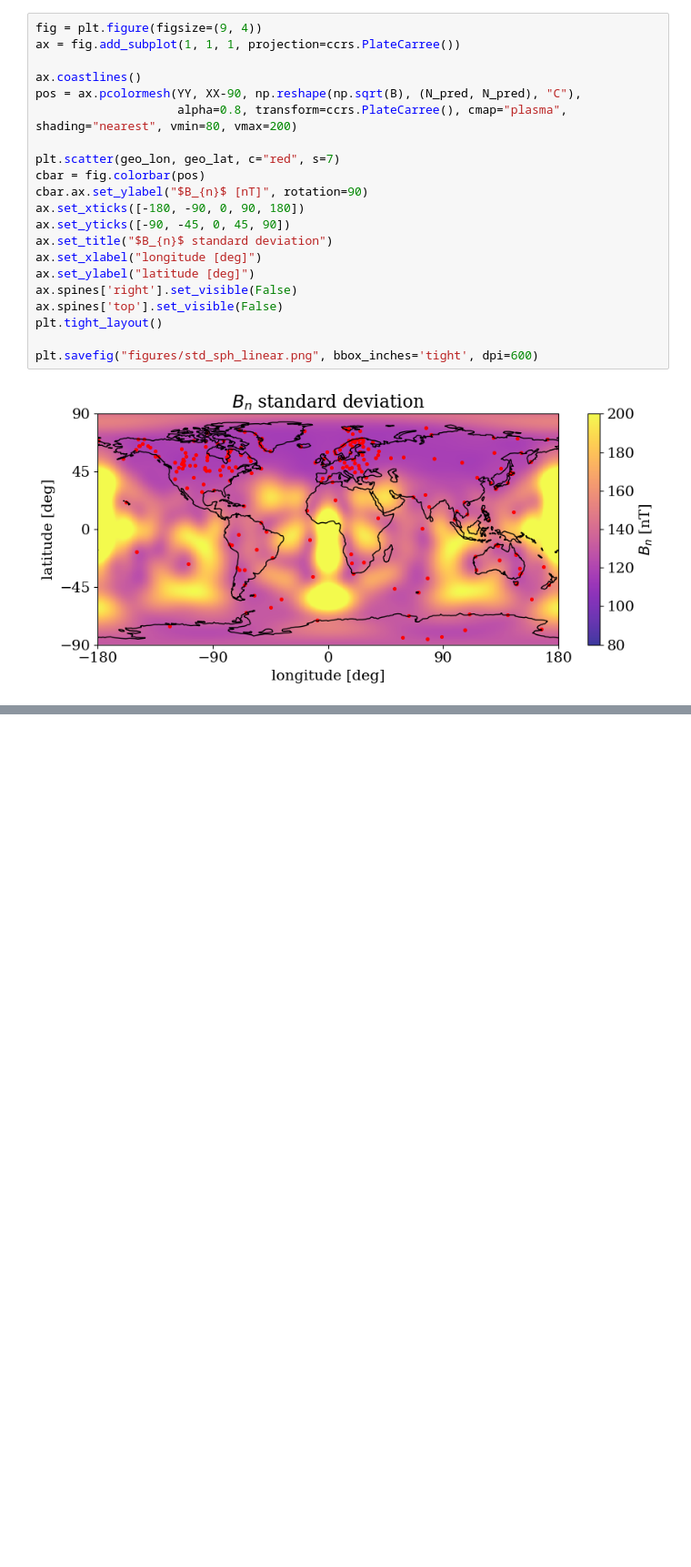
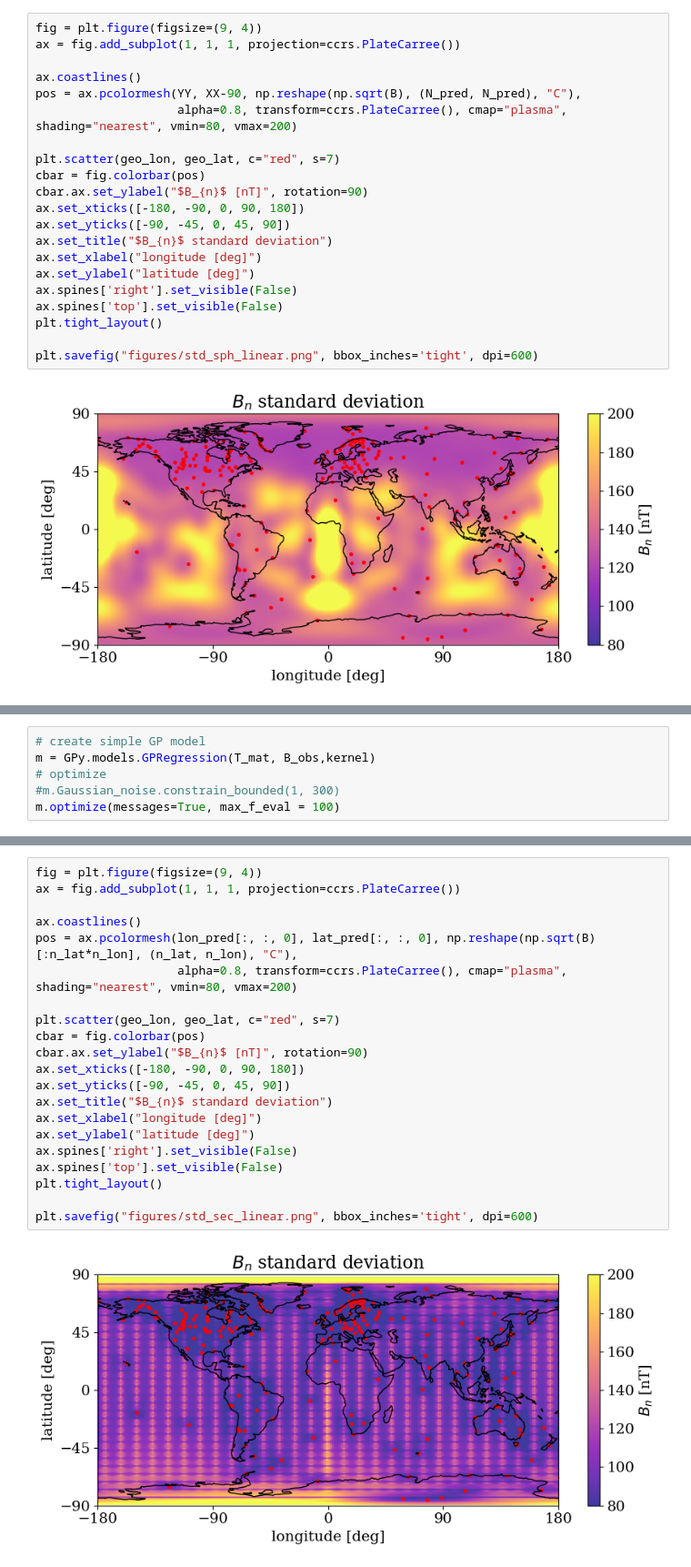
Before and after one commit to FrontierDevelopmentLab/2024-HL-GeoCL, a Jupyter notebook: src/GP/gaussian_process_tutorial_superMAG.ipynb, the cells around one changed output, grey strips where cells are left out. Shown at 91% size. Drawn from its saved outputs; the diff is of its cells as text; blank space fills up the shorter version.

```diff
--- a/src/GP/gaussian_process_tutorial_superMAG.ipynb
+++ b/src/GP/gaussian_process_tutorial_superMAG.ipynb
@@ -324,0 +352,6 @@ plt.savefig("figures/rbf_error_ell_" + str(ell) + ".png", dpi=600)
+# %%
+# create simple GP model
+m = GPy.models.GPRegression(T_mat, B_obs,kernel)
+# optimize
+#m.Gaussian_noise.constrain_bounded(1, 300)
+m.optimize(messages=True, max_f_eval = 100)
@@ -324,0 +423,23 @@ plt.savefig("figures/rbf_error_ell_" + str(ell) + ".png", dpi=600)
+# %%
+fig = plt.figure(figsize=(9, 4))
+ax = fig.add_subplot(1, 1, 1, projection=ccrs.PlateCarree())
+
+ax.coastlines()
+pos = ax.pcolormesh(lon_pred[:, :, 0], lat_pred[:, :, 0], np.reshape(np.sqrt(B)[:n_lat*n_lon], (n_lat, n_lon), "C"),
+                    alpha=0.8, transform=ccrs.PlateCarree(), cmap="plasma", shading="nearest", vmin=80, vmax=200)
+
+plt.scatter(geo_lon, geo_lat, c="red", s=7)
+cbar = fig.colorbar(pos)
+cbar.ax.set_ylabel("$B_{n}$ [nT]", rotation=90)
+ax.set_xticks([-180, -90, 0, 90, 180])
+ax.set_yticks([-90, -45, 0, 45, 90])
+ax.set_title("$B_{n}$ standard deviation")
+ax.set_xlabel("longitude [deg]")
+ax.set_ylabel("latitude [deg]")
+ax.spines['right'].set_visible(False)
+ax.spines['top'].set_visible(False)
+plt.tight_layout()
+
+plt.savefig("figures/std_sec_linear.png", bbox_inches='tight', dpi=600)
+# %% [output]
+[figure, added]
```
Also changed, not shown: parts of 25 cells of this notebook.
